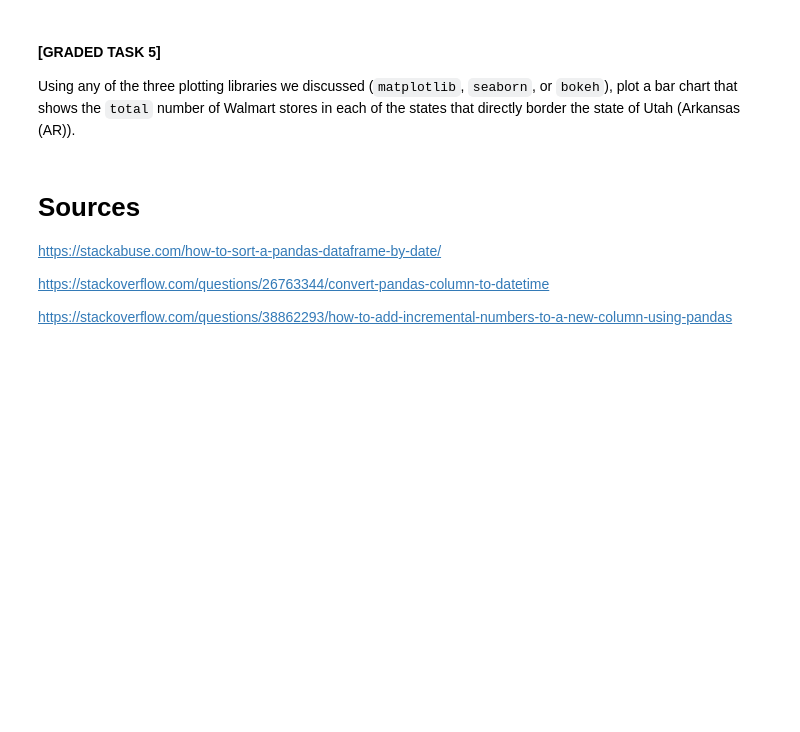
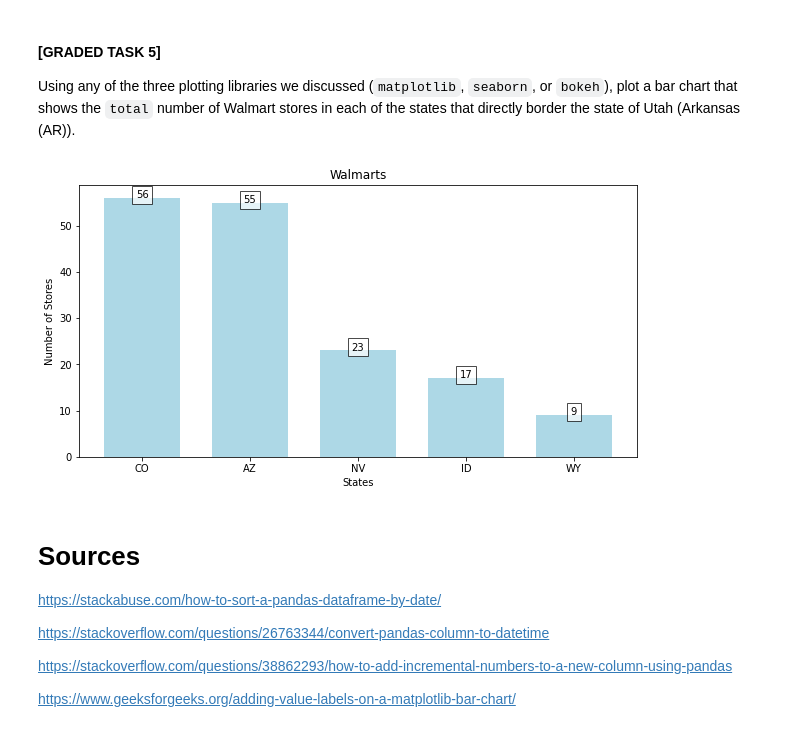
Before and after one commit to JohnDiSessa/PythonProjects, a Jupyter notebook: DiSessaJ_Visualizations.ipynb, the cells around one changed output. Drawn from its saved outputs; the diff is of its cells as text; code cells hidden in the pictures; blank space fills up the shorter version.

```diff
--- a/DiSessaJ_Visualizations.ipynb
+++ b/DiSessaJ_Visualizations.ipynb
@@ -121,3 +140,25 @@ Using any of the three plotting libraries we discussed (`matplotlib`, `seaborn`,
+# %%
+# Your answer to Graded Task 5 here:
+
+utahborderdb = walmart[walmart['STRSTATE'].isin(['ID','WY','CO','AZ','NV'])]
+utahbordercnt = pd.DataFrame(utahborderdb['STRSTATE'].value_counts()).reset_index()
+
+def addlabels(x,y):
+    for i in range(len(x)):
+        plt.text(i, y[i], y[i], ha = 'center',bbox = dict(facecolor = 'white', alpha = .7))
+
+if __name__ == '__main__':
+    x = utahbordercnt['index']
+    y = utahbordercnt['STRSTATE']
+    plt.figure(figsize = (10, 5))
+    plt.bar(utahbordercnt['index'], utahbordercnt['STRSTATE'], color ='lightblue',width = 0.7)
+    addlabels(x,y)
+    plt.xlabel("States")
+    plt.ylabel("Number of Stores")
+    plt.title("Walmarts")
+    plt.show()
+# %% [output]
+[figure, added]
 # %% [markdown]
 # Sources
 https://stackabuse.com/how-to-sort-a-pandas-dataframe-by-date/
@@ -125,3 +166,5 @@ https://stackabuse.com/how-to-sort-a-pandas-dataframe-by-date/
 https://stackoverflow.com/questions/26763344/convert-pandas-column-to-datetime
 
 https://stackoverflow.com/questions/38862293/how-to-add-incremental-numbers-to-a-new-column-using-pandas
+
+https://www.geeksforgeeks.org/adding-value-labels-on-a-matplotlib-bar-chart/
```
Also changed, not shown: parts of 6 cells of this notebook.
